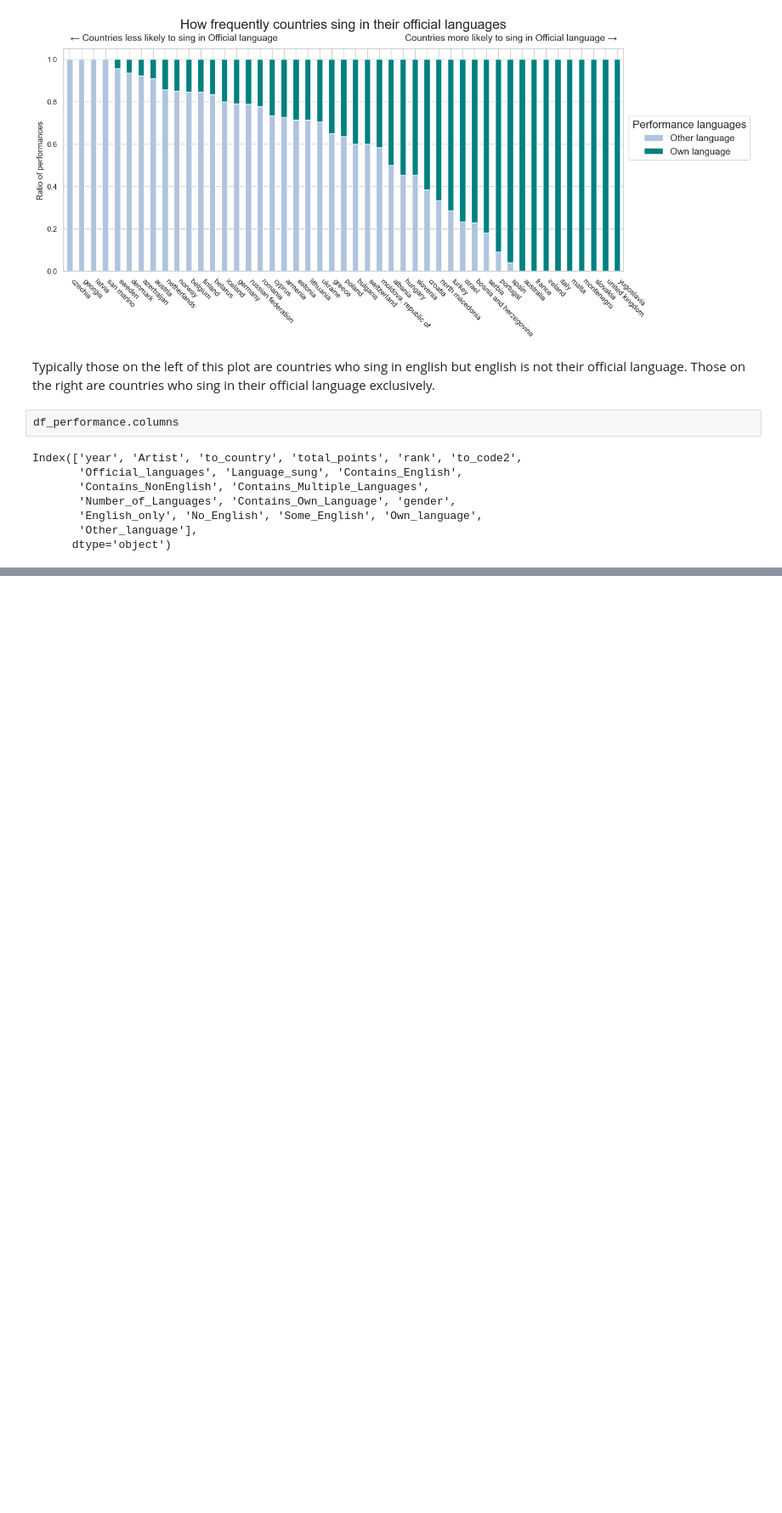
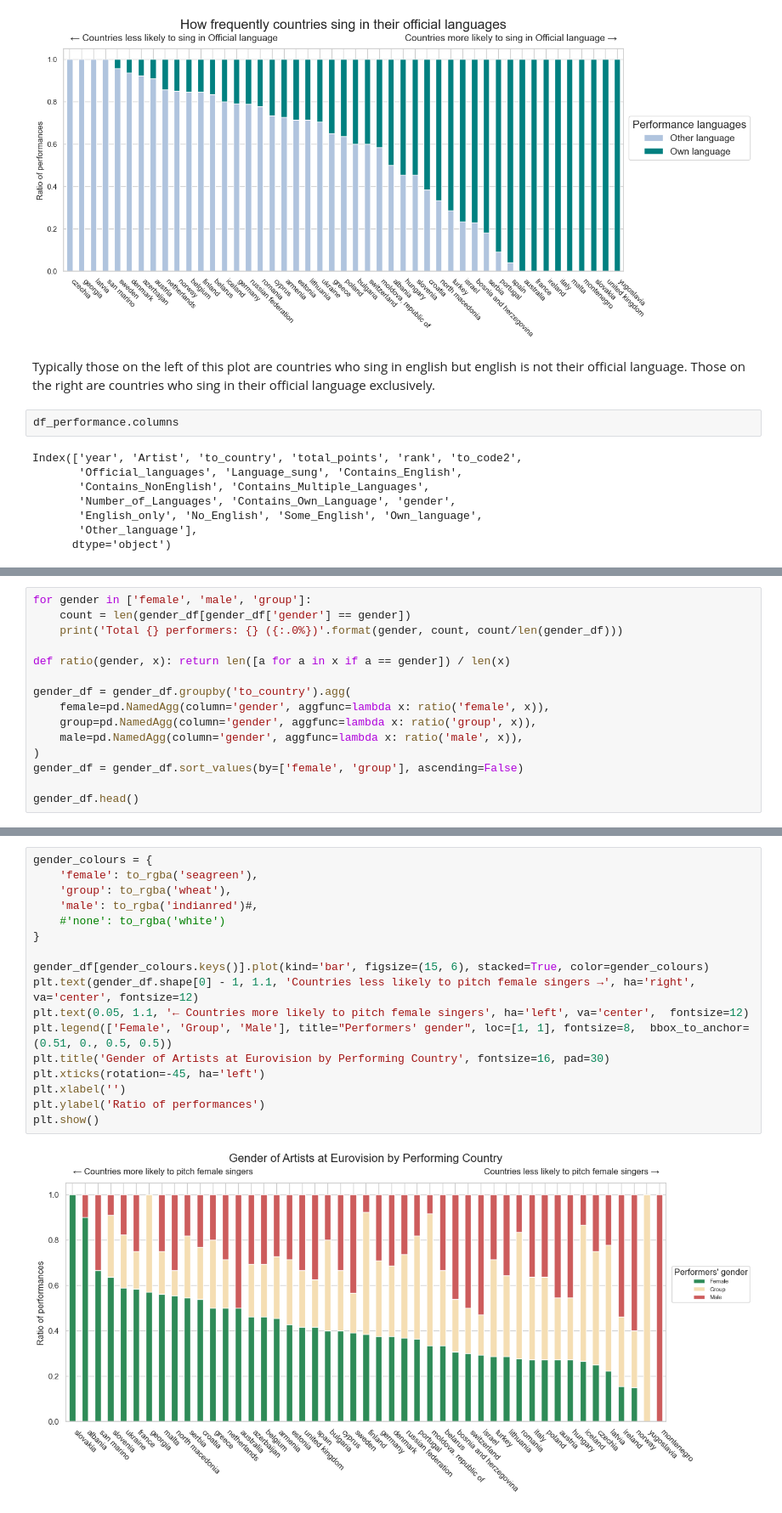
Before and after one commit to KatrionaGoldmann/Eurovision_TDS, a Jupyter notebook: eurovision/notebooks/story.ipynb, the cells around one changed output, grey strips where cells are left out. Shown at 85% size. Saved outputs shown, nothing was run; the diff lists cells and outputs as text; blank space fills up the shorter version.

```diff
--- a/eurovision/notebooks/story.ipynb
+++ b/eurovision/notebooks/story.ipynb
@@ -576,0 +659,15 @@ plt.show()
+# %%
+for gender in ['female', 'male', 'group']:
+    count = len(gender_df[gender_df['gender'] == gender])
+    print('Total {} performers: {} ({:.0%})'.format(gender, count, count/len(gender_df)))
+
+def ratio(gender, x): return len([a for a in x if a == gender]) / len(x)
+
+gender_df = gender_df.groupby('to_country').agg(
+    female=pd.NamedAgg(column='gender', aggfunc=lambda x: ratio('female', x)),
+    group=pd.NamedAgg(column='gender', aggfunc=lambda x: ratio('group', x)),
+    male=pd.NamedAgg(column='gender', aggfunc=lambda x: ratio('male', x)),
+)
+gender_df = gender_df.sort_values(by=['female', 'group'], ascending=False)
+
+gender_df.head()
@@ -576,0 +685,19 @@ plt.show()
+# %%
+gender_colours = {
+    'female': to_rgba('seagreen'),
+    'group': to_rgba('wheat'),
+    'male': to_rgba('indianred')#,
+    #'none': to_rgba('white')
+}
+
+gender_df[gender_colours.keys()].plot(kind='bar', figsize=(15, 6), stacked=True, color=gender_colours)
+plt.text(gender_df.shape[0] - 1, 1.1, 'Countries less likely to pitch female singers →', ha='right', va='center', fontsize=12)
+plt.text(0.05, 1.1, '← Countries more likely to pitch female singers', ha='left', va='center',  fontsize=12)
+plt.legend(['Female', 'Group', 'Male'], title="Performers' gender", loc=[1, 1], fontsize=8,  bbox_to_anchor=(0.51, 0., 0.5, 0.5))
+plt.title('Gender of Artists at Eurovision by Performing Country', fontsize=16, pad=30)
+plt.xticks(rotation=-45, ha='left')
+plt.xlabel('')
+plt.ylabel('Ratio of performances')
+plt.show()
+# %% [output]
+[figure, added]
```
Also changed, not shown: parts of 20 cells of this notebook.
